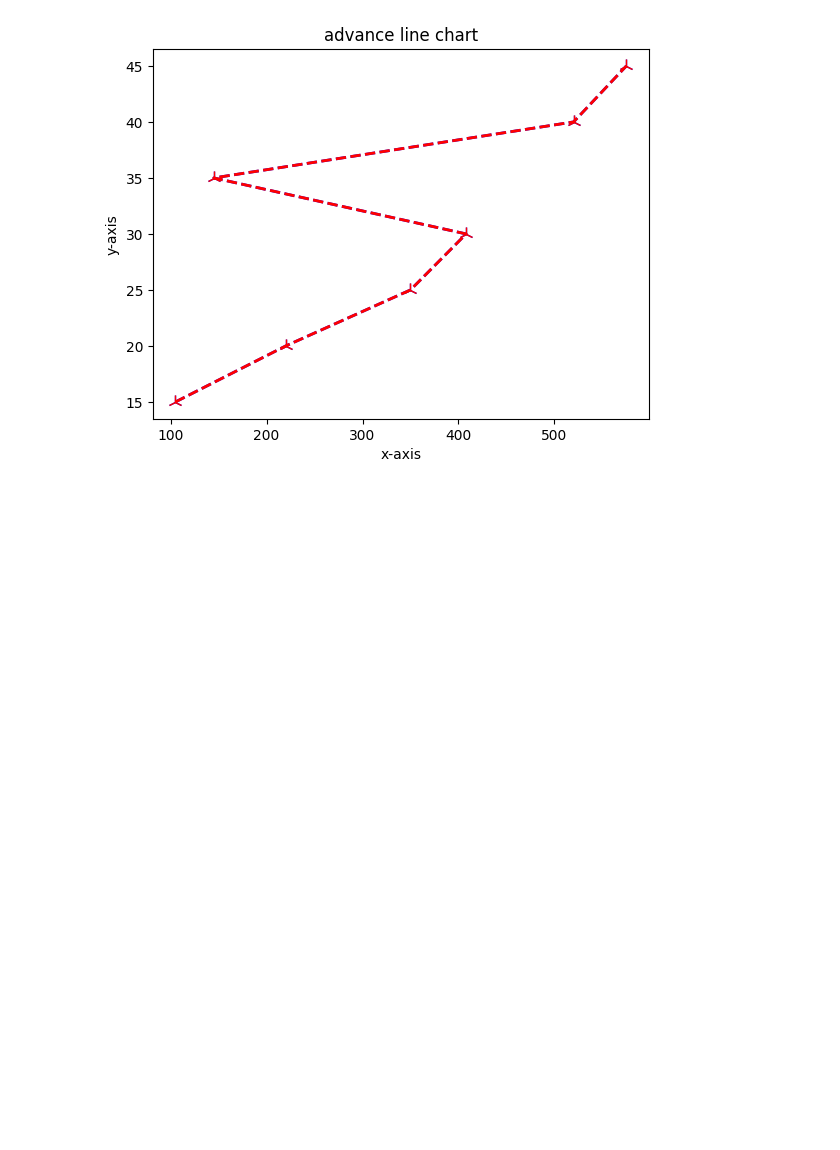
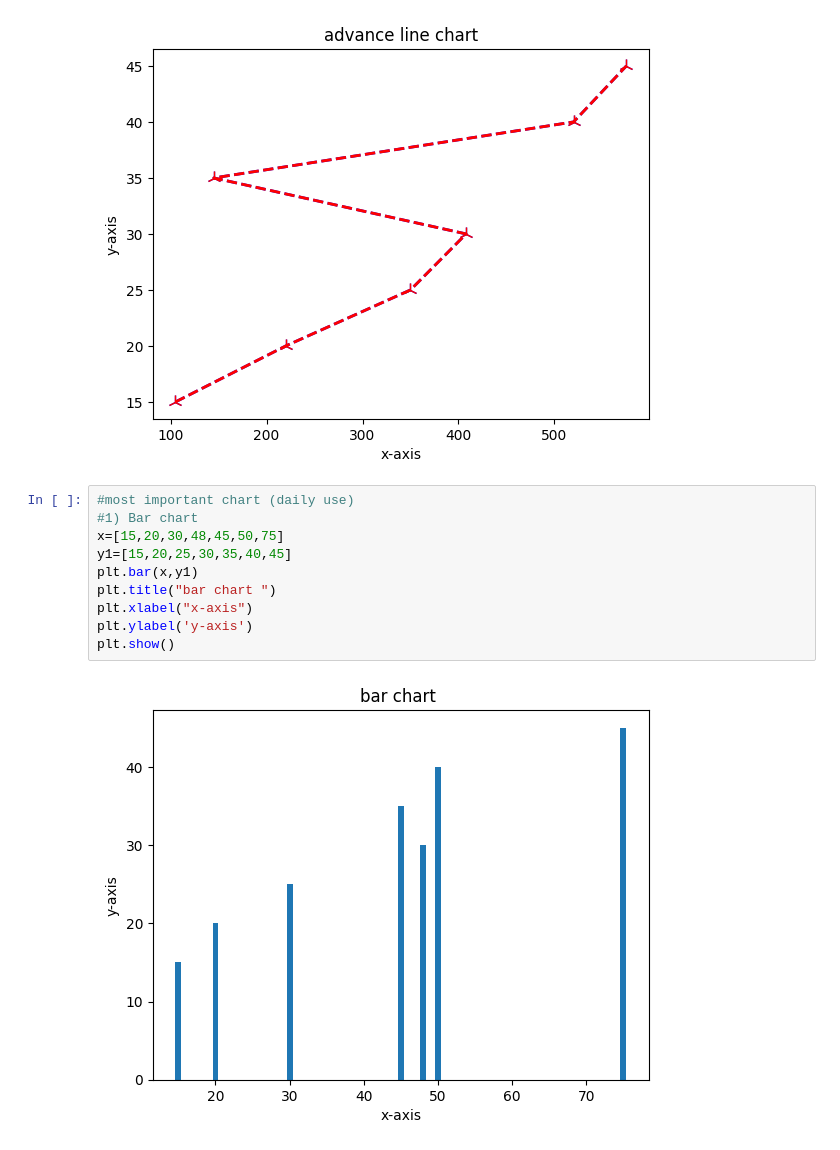
Before and after one commit to kailashchaudhary-p/Data-Science-Learning, a Jupyter notebook: Matplotlib.ipynb, the cells around one changed output. Saved outputs shown, nothing was run; the diff lists cells and outputs as text; blank space fills up the shorter version.

```diff
--- a/Matplotlib.ipynb
+++ b/Matplotlib.ipynb
@@ -58,3 +58,15 @@ plt.ylabel("y-axis")
 plt.show()
 # %% [output]
 [figure]
+# %%
+#most important chart (daily use)
+#1) Bar chart
+x=[15,20,30,48,45,50,75]
+y1=[15,20,25,30,35,40,45]
+plt.bar(x,y1)
+plt.title("bar chart ")
+plt.xlabel("x-axis")
+plt.ylabel('y-axis')
+plt.show()
+# %% [output]
+[figure, added]
```
Also changed, not shown: parts of 4 cells of this notebook.
